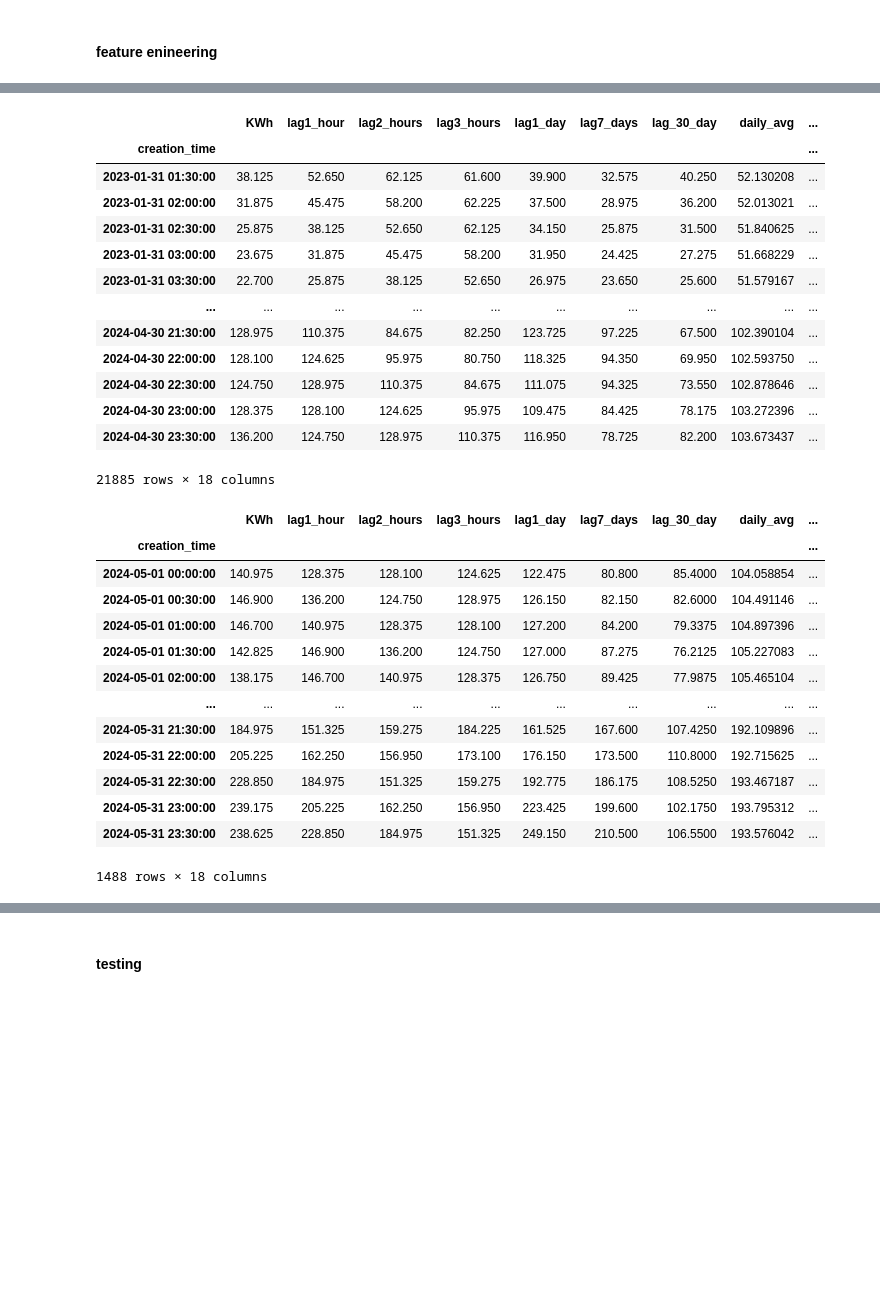
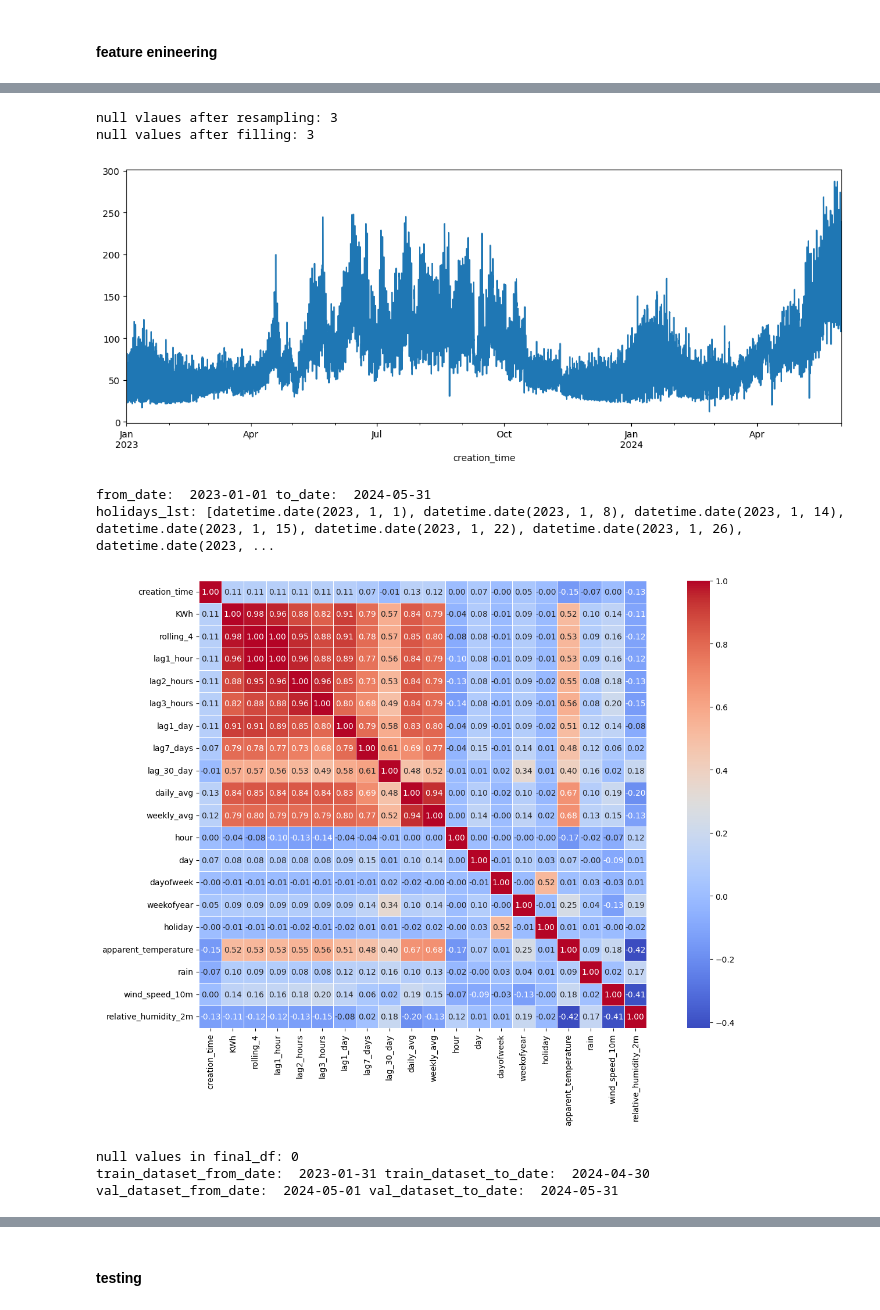
Before and after one commit to Harshvardhan1407/load_forecasting, a Jupyter notebook: pipeline.ipynb, the cells around one changed output, grey strips where cells are left out. Saved outputs shown, nothing was run; the diff lists cells and outputs as text; code cells hidden in the pictures; blank space fills up the shorter version.

```diff
--- a/pipeline.ipynb
+++ b/pipeline.ipynb
@@ -394,38 +331,14 @@ dtype: int64
-# %%
-train_dataset = final_df.loc[~((final_df.index.month==5)& (final_df.index.year == 2024))]
-# train_dataset.reset_index(drop=True,inplace=True)
-train_dataset
-# %% [output]
-|  | KWh | lag1_hour | lag2_hours | lag3_hours | lag1_day | lag7_days | lag_30_day | daily_avg | ... |
-| creation_time |  |  |  |  |  |  |  |  | ... |
-| 2023-01-31 01:30:00 | 38.125 | 52.650 | 62.125 | 61.600 | 39.900 | 32.575 | 40.250 | 52.130208 | ... |
-| 2023-01-31 02:00:00 | 31.875 | 45.475 | 58.200 | 62.225 | 37.500 | 28.975 | 36.200 | 52.013021 | ... |
-| 2023-01-31 02:30:00 | 25.875 | 38.125 | 52.650 | 62.125 | 34.150 | 25.875 | 31.500 | 51.840625 | ... |
-| 2023-01-31 03:00:00 | 23.675 | 31.875 | 45.475 | 58.200 | 31.950 | 24.425 | 27.275 | 51.668229 | ... |
-| 2023-01-31 03:30:00 | 22.700 | 25.875 | 38.125 | 52.650 | 26.975 | 23.650 | 25.600 | 51.579167 | ... |
-| ... | ... | ... | ... | ... | ... | ... | ... | ... | ... |
-| 2024-04-30 21:30:00 | 128.975 | 110.375 | 84.675 | 82.250 | 123.725 | 97.225 | 67.500 | 102.390104 | ... |
-| 2024-04-30 22:00:00 | 128.100 | 124.625 | 95.975 | 80.750 | 118.325 | 94.350 | 69.950 | 102.593750 | ... |
-| 2024-04-30 22:30:00 | 124.750 | 128.975 | 110.375 | 84.675 | 111.075 | 94.325 | 73.550 | 102.878646 | ... |
-| 2024-04-30 23:00:00 | 128.375 | 128.100 | 124.625 | 95.975 | 109.475 | 84.425 | 78.175 | 103.272396 | ... |
-| 2024-04-30 23:30:00 | 136.200 | 124.750 | 128.975 | 110.375 | 116.950 | 78.725 | 82.200 | 103.673437 | ... |
-21885 rows × 18 columns
-# %%
-val_dataset = final_df.loc[(final_df.index.month==5)& (final_df.index.year == 2024)]
-# val_dataset.reset_index(drop=True,inplace=True)
-val_dataset
-# %% [output]
-|  | KWh | lag1_hour | lag2_hours | lag3_hours | lag1_day | lag7_days | lag_30_day | daily_avg | ... |
-| creation_time |  |  |  |  |  |  |  |  | ... |
-| 2024-05-01 00:00:00 | 140.975 | 128.375 | 128.100 | 124.625 | 122.475 | 80.800 | 85.4000 | 104.058854 | ... |
-| 2024-05-01 00:30:00 | 146.900 | 136.200 | 124.750 | 128.975 | 126.150 | 82.150 | 82.6000 | 104.491146 | ... |
-| 2024-05-01 01:00:00 | 146.700 | 140.975 | 128.375 | 128.100 | 127.200 | 84.200 | 79.3375 | 104.897396 | ... |
-| 2024-05-01 01:30:00 | 142.825 | 146.900 | 136.200 | 124.750 | 127.000 | 87.275 | 76.2125 | 105.227083 | ... |
-| 2024-05-01 02:00:00 | 138.175 | 146.700 | 140.975 | 128.375 | 126.750 | 89.425 | 77.9875 | 105.465104 | ... |
-| ... | ... | ... | ... | ... | ... | ... | ... | ... | ... |
-| 2024-05-31 21:30:00 | 184.975 | 151.325 | 159.275 | 184.225 | 161.525 | 167.600 | 107.4250 | 192.109896 | ... |
-| 2024-05-31 22:00:00 | 205.225 | 162.250 | 156.950 | 173.100 | 176.150 | 173.500 | 110.8000 | 192.715625 | ... |
-| 2024-05-31 22:30:00 | 228.850 | 184.975 | 151.325 | 159.275 | 192.775 | 186.175 | 108.5250 | 193.467187 | ... |
-| 2024-05-31 23:00:00 | 239.175 | 205.225 | 162.250 | 156.950 | 223.425 | 199.600 | 102.1750 | 193.795312 | ... |
-| 2024-05-31 23:30:00 | 238.625 | 228.850 | 184.975 | 151.325 | 249.150 | 210.500 | 106.5500 | 193.576042 | ... |
-1488 rows × 18 columns
+# %%
+df = initial_data_ingestion()
+resample_df = initial_validation(df)
+final_df = feature_engineering(pre_process(resample_df),c_matrix=True)
+
+train_dataset = final_df.loc[~((final_df.index.month==5)& (final_df.index.year == 2024))]
+from_date = train_dataset.first_valid_index().date()
+to_date = train_dataset.last_valid_index().date()
+print("train_dataset_from_date: ",from_date,"train_dataset_to_date: ",to_date)
+val_dataset = final_df.loc[(final_df.index.month==5)& (final_df.index.year == 2024)]
+from_date = val_dataset.first_valid_index().date()
+to_date = val_dataset.last_valid_index().date()
+print("val_dataset_from_date: ",from_date,"val_dataset_to_date: ",to_date)
+# %% [output]
@@ -432,3 +354,12 @@ val_dataset
+null vlaues after resampling: 3
+null values after filling: 3
+[figure, added]
+from_date:  2023-01-01 to_date:  2024-05-31
+holidays_lst: [datetime.date(2023, 1, 1), datetime.date(2023, 1, 8), datetime.date(2023, 1, 14), datetime.date(2023, 1, 15), datetime.date(2023, 1, 22), datetime.date(2023, 1, 26), datetime.date(2023, ...
+[figure, added]
+null values in final_df: 0
+train_dataset_from_date:  2023-01-31 train_dataset_to_date:  2024-04-30
+val_dataset_from_date:  2024-05-01 val_dataset_to_date:  2024-05-31
 # %%
 lstm_model = model_training(train_dataset,val_dataset,model="DL")
 # %% [output]
```
Also changed, not shown: parts of 27 cells of this notebook.
